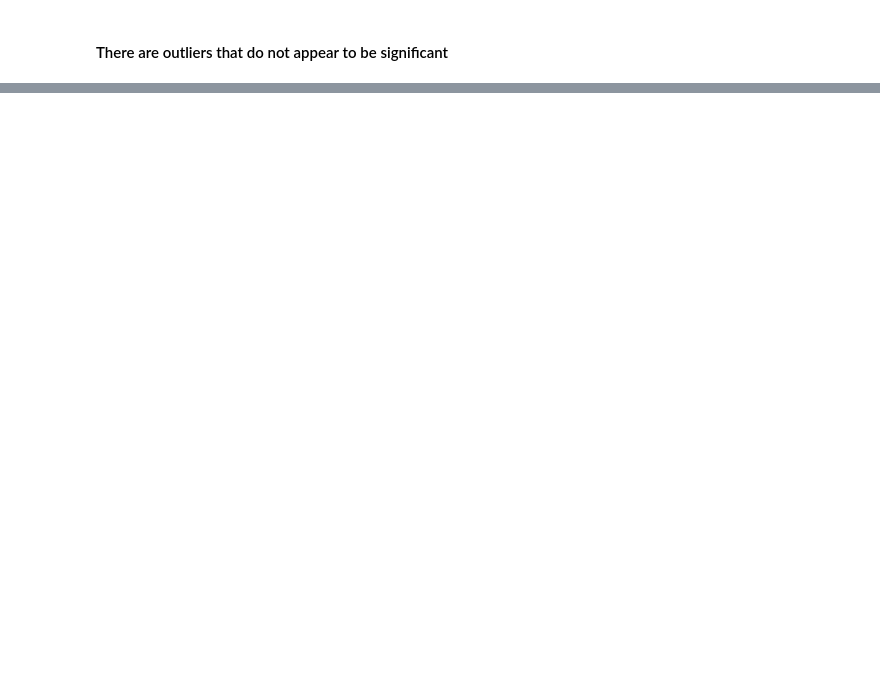
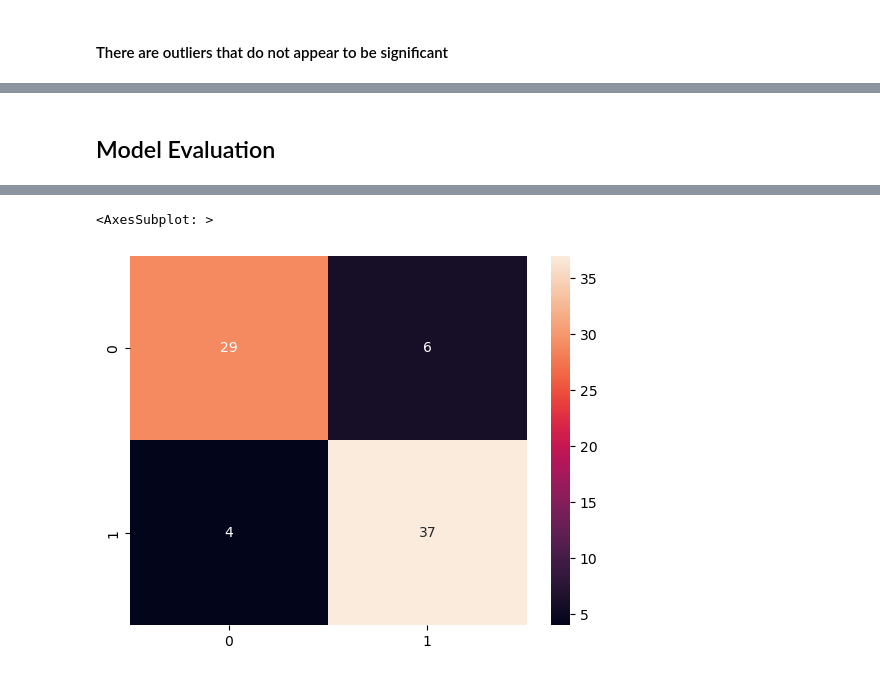
Before and after one commit to AdrianGuzniczak/kaggle-notebooks, a Jupyter notebook: Heart Attack Analysis & Prediction Dataset/Heart Attack Prediction (ANN).ipynb, the cells around one changed output, grey strips where cells are left out. Saved outputs shown, nothing was run; the diff lists cells and outputs as text; code cells hidden in the pictures; blank space fills up the shorter version.

Commit message:
Added data preprocessing and ANN model

```diff
--- a/Heart Attack Analysis & Prediction Dataset/Heart Attack Prediction (ANN).ipynb
+++ b/Heart Attack Analysis & Prediction Dataset/Heart Attack Prediction (ANN).ipynb
@@ -113,0 +159,12 @@ for i in feature:
+# %%
+model = tf.keras.models.Sequential()
+# %%
+model.add(tf.keras.layers.Dense(units=32, activation='relu'))
+model.add(tf.keras.layers.Dropout(0.2))
+model.add(tf.keras.layers.Dense(units=16, activation='relu'))
+model.add(tf.keras.layers.Dropout(0.1))
+model.add(tf.keras.layers.Dense(units=1, activation='sigmoid'))
+# %%
+model.compile(optimizer = 'adam', loss = 'binary_crossentropy', metrics = ['accuracy'])
+# %%
+model.fit(X_train, y_train, batch_size = 32, epochs = 100)
@@ -113,0 +190,8 @@ for i in feature:
+# %% [markdown]
+## Model Evaluation
+# %%
+y_pred = model.predict(X_test)
+y_pred = (y_pred > 0.5)
+cm = confusion_matrix(y_test, y_pred)
+sns.heatmap(cm,annot= True)
+# %% [output]
@@ -113,0 +199,2 @@ for i in feature:
+<AxesSubplot: >
+[figure, added]
```
Also changed, not shown: parts of 16 cells of this notebook.
